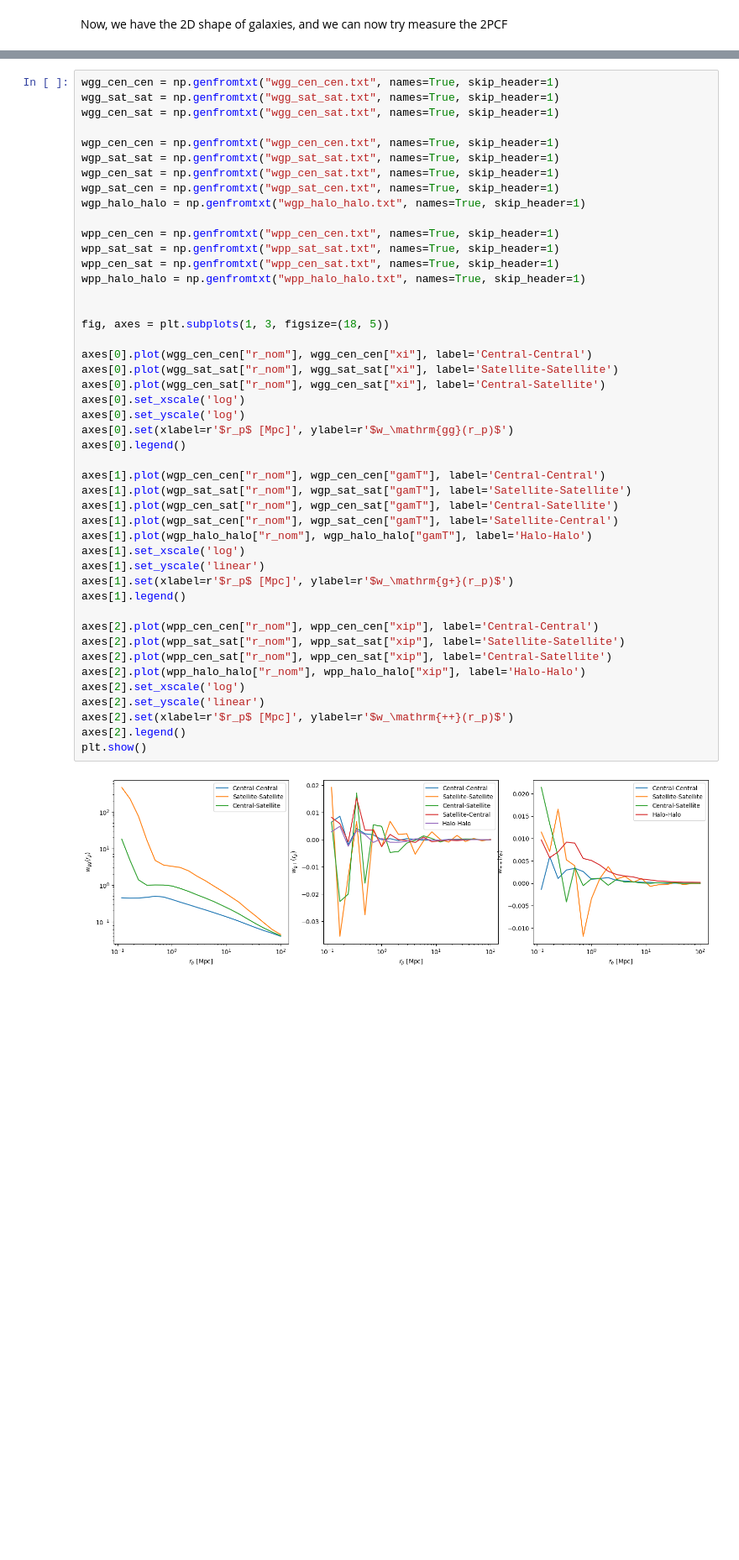
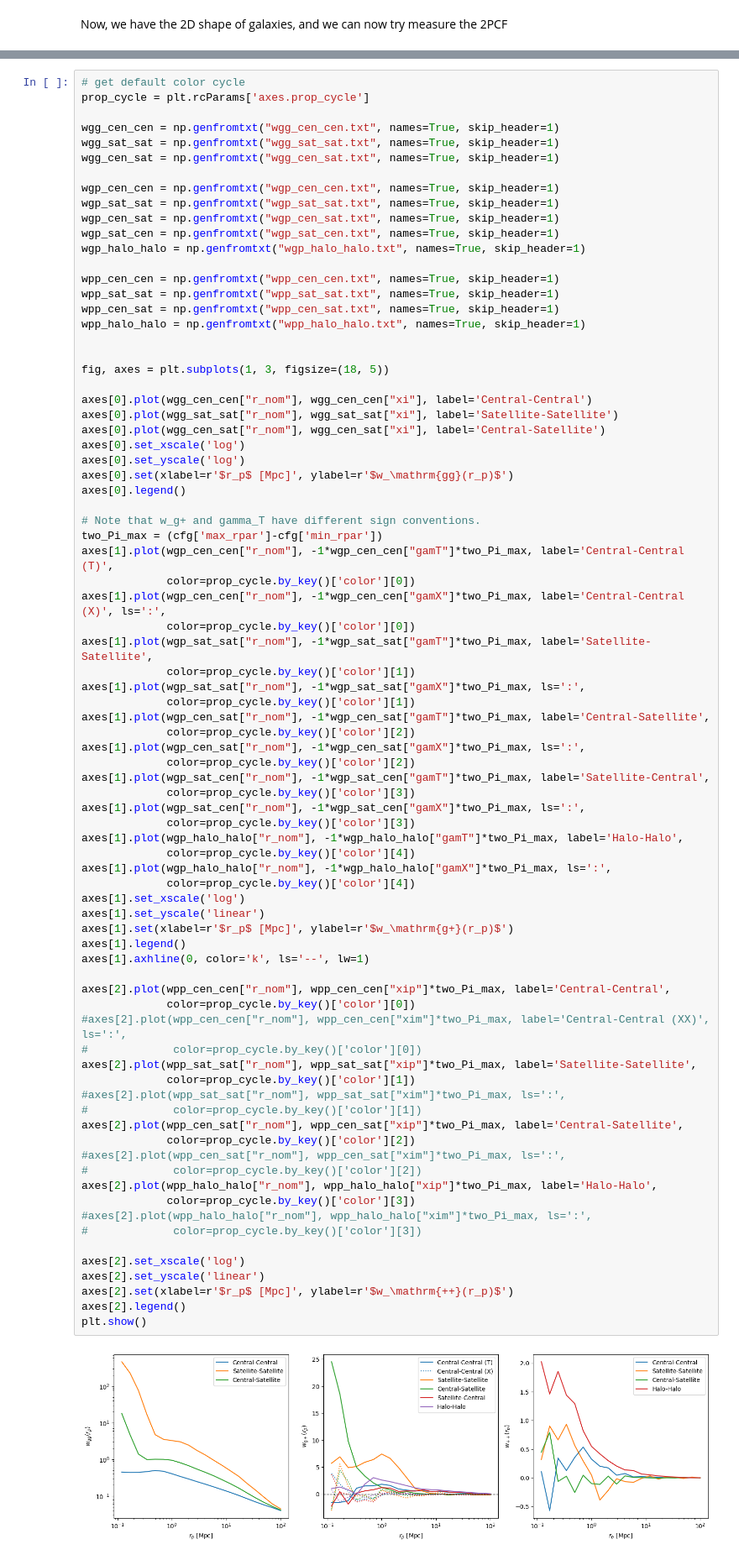
Before and after one commit to JiachuanXu/OpenCosmo_tools, a Jupyter notebook: IA_measurement.ipynb, the cells around one changed output, grey strips where cells are left out. Shown at 84% size. Saved outputs shown, nothing was run; the diff lists cells and outputs as text; blank space fills up the shorter version.

```diff
--- a/IA_measurement.ipynb
+++ b/IA_measurement.ipynb
@@ -639,4 +922,7 @@ Measuring wg+
 # %%
+# get default color cycle
+prop_cycle = plt.rcParams['axes.prop_cycle']
+
 wgg_cen_cen = np.genfromtxt("wgg_cen_cen.txt", names=True, skip_header=1)
 wgg_sat_sat = np.genfromtxt("wgg_sat_sat.txt", names=True, skip_header=1)
 wgg_cen_sat = np.genfromtxt("wgg_cen_sat.txt", names=True, skip_header=1)
@@ -647,40 +933,71 @@ wgp_cen_sat = np.genfromtxt("wgp_cen_sat.txt", names=True, skip_header=1)
 wgp_sat_cen = np.genfromtxt("wgp_sat_cen.txt", names=True, skip_header=1)
 wgp_halo_halo = np.genfromtxt("wgp_halo_halo.txt", names=True, skip_header=1)
 
 wpp_cen_cen = np.genfromtxt("wpp_cen_cen.txt", names=True, skip_header=1)
 wpp_sat_sat = np.genfromtxt("wpp_sat_sat.txt", names=True, skip_header=1)
 wpp_cen_sat = np.genfromtxt("wpp_cen_sat.txt", names=True, skip_header=1)
 wpp_halo_halo = np.genfromtxt("wpp_halo_halo.txt", names=True, skip_header=1)
 
 
 fig, axes = plt.subplots(1, 3, figsize=(18, 5))
 
 axes[0].plot(wgg_cen_cen["r_nom"], wgg_cen_cen["xi"], label='Central-Central')
 axes[0].plot(wgg_sat_sat["r_nom"], wgg_sat_sat["xi"], label='Satellite-Satellite')
 axes[0].plot(wgg_cen_sat["r_nom"], wgg_cen_sat["xi"], label='Central-Satellite')
 axes[0].set_xscale('log')
 axes[0].set_yscale('log')
 axes[0].set(xlabel=r'$r_p$ [Mpc]', ylabel=r'$w_\mathrm{gg}(r_p)$')
 axes[0].legend()
 
-axes[1].plot(wgp_cen_cen["r_nom"], wgp_cen_cen["gamT"], label='Central-Central')
-axes[1].plot(wgp_sat_sat["r_nom"], wgp_sat_sat["gamT"], label='Satellite-Satellite')
-axes[1].plot(wgp_cen_sat["r_nom"], wgp_cen_sat["gamT"], label='Central-Satellite')
-axes[1].plot(wgp_sat_cen["r_nom"], wgp_sat_cen["gamT"], label='Satellite-Central')
-axes[1].plot(wgp_halo_halo["r_nom"], wgp_halo_halo["gamT"], label='Halo-Halo')
+# Note that w_g+ and gamma_T have different sign conventions.
+two_Pi_max = (cfg['max_rpar']-cfg['min_rpar'])
+axes[1].plot(wgp_cen_cen["r_nom"], -1*wgp_cen_cen["gamT"]*two_Pi_max, label='Central-Central (T)',
+             color=prop_cycle.by_key()['color'][0])
+axes[1].plot(wgp_cen_cen["r_nom"], -1*wgp_cen_cen["gamX"]*two_Pi_max, label='Central-Central (X)', ls=':',
+             color=prop_cycle.by_key()['color'][0])
+axes[1].plot(wgp_sat_sat["r_nom"], -1*wgp_sat_sat["gamT"]*two_Pi_max, label='Satellite-Satellite',
+             color=prop_cycle.by_key()['color'][1])
+axes[1].plot(wgp_sat_sat["r_nom"], -1*wgp_sat_sat["gamX"]*two_Pi_max, ls=':',
+             color=prop_cycle.by_key()['color'][1])
+axes[1].plot(wgp_cen_sat["r_nom"], -1*wgp_cen_sat["gamT"]*two_Pi_max, label='Central-Satellite',
+             color=prop_cycle.by_key()['color'][2])
+axes[1].plot(wgp_cen_sat["r_nom"], -1*wgp_cen_sat["gamX"]*two_Pi_max, ls=':',
+             color=prop_cycle.by_key()['color'][2])
+axes[1].plot(wgp_sat_cen["r_nom"], -1*wgp_sat_cen["gamT"]*two_Pi_max, label='Satellite-Central',
+             color=prop_cycle.by_key()['color'][3])
+axes[1].plot(wgp_sat_cen["r_nom"], -1*wgp_sat_cen["gamX"]*two_Pi_max, ls=':',
+             color=prop_cycle.by_key()['color'][3])
+axes[1].plot(wgp_halo_halo["r_nom"], -1*wgp_halo_halo["gamT"]*two_Pi_max, label='Halo-Halo',
+             color=prop_cycle.by_key()['color'][4])
+axes[1].plot(wgp_halo_halo["r_nom"], -1*wgp_halo_halo["gamX"]*two_Pi_max, ls=':',
+             color=prop_cycle.by_key()['color'][4])
 axes[1].set_xscale('log')
 axes[1].set_yscale('linear')
 axes[1].set(xlabel=r'$r_p$ [Mpc]', ylabel=r'$w_\mathrm{g+}(r_p)$')
 axes[1].legend()
+axes[1].axhline(0, color='k', ls='--', lw=1)
 
-axes[2].plot(wpp_cen_cen["r_nom"], wpp_cen_cen["xip"], label='Central-Central')
-axes[2].plot(wpp_sat_sat["r_nom"], wpp_sat_sat["xip"], label='Satellite-Satellite')
-axes[2].plot(wpp_cen_sat["r_nom"], wpp_cen_sat["xip"], label='Central-Satellite')
-axes[2].plot(wpp_halo_halo["r_nom"], wpp_halo_halo["xip"], label='Halo-Halo')
+axes[2].plot(wpp_cen_cen["r_nom"], wpp_cen_cen["xip"]*two_Pi_max, label='Central-Central',
+             color=prop_cycle.by_key()['color'][0])
+#axes[2].plot(wpp_cen_cen["r_nom"], wpp_cen_cen["xim"]*two_Pi_max, label='Central-Central (XX)', ls=':',
+#             color=prop_cycle.by_key()['color'][0])
+axes[2].plot(wpp_sat_sat["r_nom"], wpp_sat_sat["xip"]*two_Pi_max, label='Satellite-Satellite',
+             color=prop_cycle.by_key()['color'][1])
+#axes[2].plot(wpp_sat_sat["r_nom"], wpp_sat_sat["xim"]*two_Pi_max, ls=':',
+#             color=prop_cycle.by_key()['color'][1])
+axes[2].plot(wpp_cen_sat["r_nom"], wpp_cen_sat["xip"]*two_Pi_max, label='Central-Satellite',
+             color=prop_cycle.by_key()['color'][2])
+#axes[2].plot(wpp_cen_sat["r_nom"], wpp_cen_sat["xim"]*two_Pi_max, ls=':',
+#             color=prop_cycle.by_key()['color'][2])
+axes[2].plot(wpp_halo_halo["r_nom"], wpp_halo_halo["xip"]*two_Pi_max, label='Halo-Halo',
+             color=prop_cycle.by_key()['color'][3])
+#axes[2].plot(wpp_halo_halo["r_nom"], wpp_halo_halo["xim"]*two_Pi_max, ls=':',
+#             color=prop_cycle.by_key()['color'][3])
+
 axes[2].set_xscale('log')
 axes[2].set_yscale('linear')
 axes[2].set(xlabel=r'$r_p$ [Mpc]', ylabel=r'$w_\mathrm{++}(r_p)$')
 axes[2].legend()
 plt.show()
 # %% [output]
-[figure, old version]
+[figure, new version]
```
Also changed, not shown: parts of 17 cells of this notebook.
